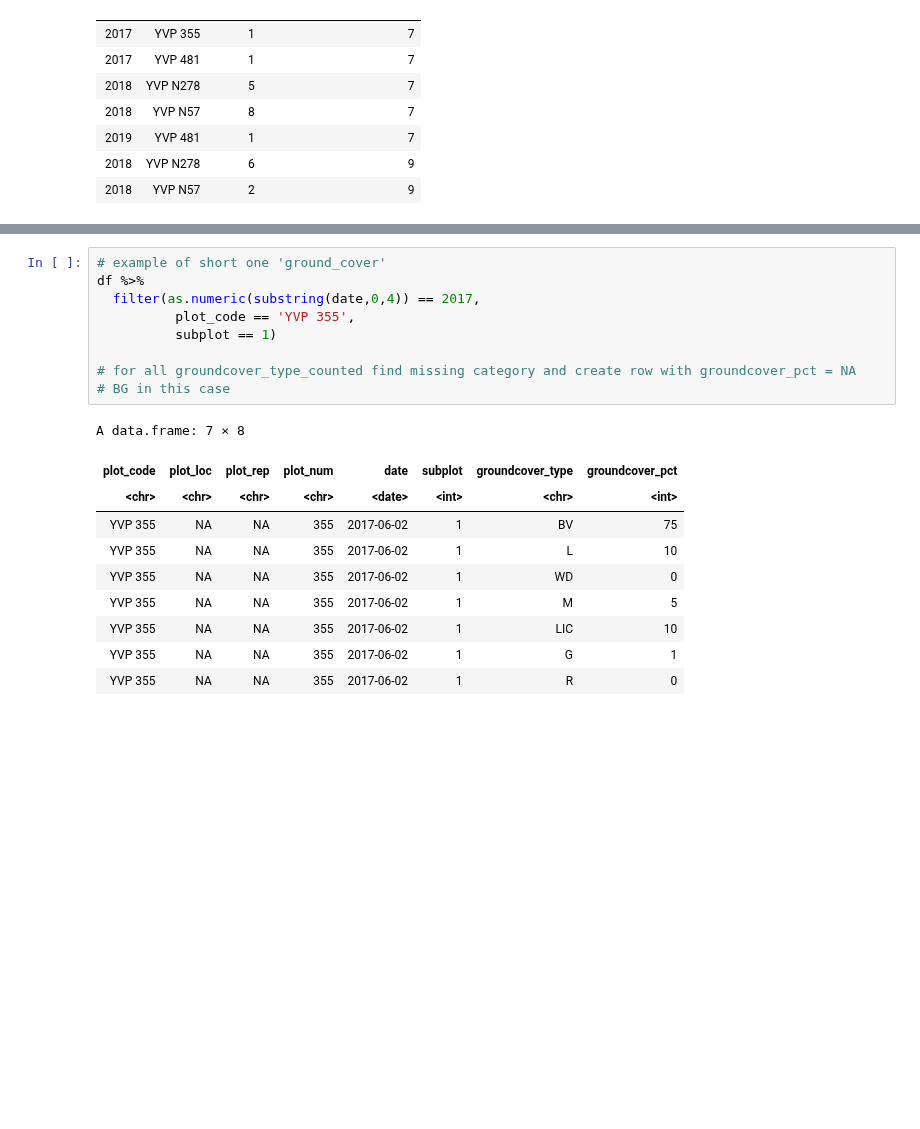
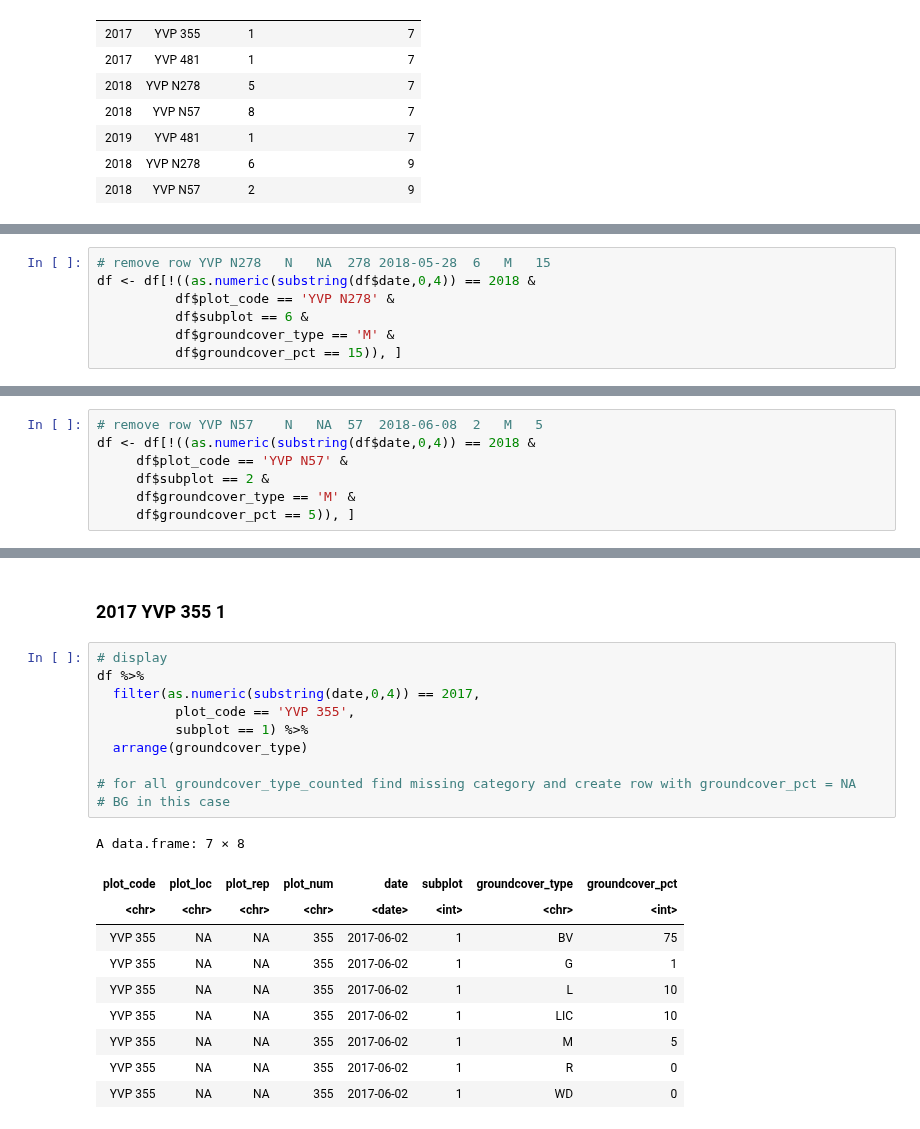
Before and after one commit to samsoe/mpg_notebooks, a Jupyter notebook: YVP_Ground_Cover_Data_Wrangle.ipynb, the cells around one changed output, grey strips where cells are left out. Cells and saved outputs as stored; diff of their text form; blank space fills up the shorter version.

```diff
--- a/YVP_Ground_Cover_Data_Wrangle.ipynb
+++ b/YVP_Ground_Cover_Data_Wrangle.ipynb
@@ -173,0 +204,7 @@ A grouped_df: 7 × 4
+# %%
+# remove row YVP N278	N	NA	278	2018-05-28	6	M	15
+df <- df[!((as.numeric(substring(df$date,0,4)) == 2018 &
+          df$plot_code == 'YVP N278' &
+          df$subplot == 6 &
+          df$groundcover_type == 'M' &
+          df$groundcover_pct == 15)), ]
@@ -173,0 +234,7 @@ A grouped_df: 7 × 4
+# %%
+# remove row YVP N57	N	NA	57	2018-06-08	2	M	5
+df <- df[!((as.numeric(substring(df$date,0,4)) == 2018 &
+     df$plot_code == 'YVP N57' &
+     df$subplot == 2 &
+     df$groundcover_type == 'M' &
+     df$groundcover_pct == 5)), ]
@@ -174,20 +292,23 @@ A grouped_df: 7 × 4
+# %% [markdown]
+### 2017 YVP 355 1
 # %%
-# example of short one 'ground_cover'
+# display
 df %>%
   filter(as.numeric(substring(date,0,4)) == 2017,
           plot_code == 'YVP 355',
-          subplot == 1)
+          subplot == 1) %>%
+  arrange(groundcover_type)
 
 # for all groundcover_type_counted find missing category and create row with groundcover_pct = NA
 # BG in this case
 # %% [output]
 A data.frame: 7 × 8
 | plot_code | plot_loc | plot_rep | plot_num | date | subplot | groundcover_type | groundcover_pct |
 | <chr> | <chr> | <chr> | <chr> | <date> | <int> | <chr> | <int> |
 | YVP 355 | NA | NA | 355 | 2017-06-02 | 1 | BV | 75 |
+| YVP 355 | NA | NA | 355 | 2017-06-02 | 1 | G | 1 |
 | YVP 355 | NA | NA | 355 | 2017-06-02 | 1 | L | 10 |
+| YVP 355 | NA | NA | 355 | 2017-06-02 | 1 | LIC | 10 |
+| YVP 355 | NA | NA | 355 | 2017-06-02 | 1 | M | 5 |
+| YVP 355 | NA | NA | 355 | 2017-06-02 | 1 | R | 0 |
 | YVP 355 | NA | NA | 355 | 2017-06-02 | 1 | WD | 0 |
-| YVP 355 | NA | NA | 355 | 2017-06-02 | 1 | M | 5 |
-| YVP 355 | NA | NA | 355 | 2017-06-02 | 1 | LIC | 10 |
-| YVP 355 | NA | NA | 355 | 2017-06-02 | 1 | G | 1 |
-| YVP 355 | NA | NA | 355 | 2017-06-02 | 1 | R | 0 |
```
Also changed, not shown: parts of 29 cells of this notebook.
